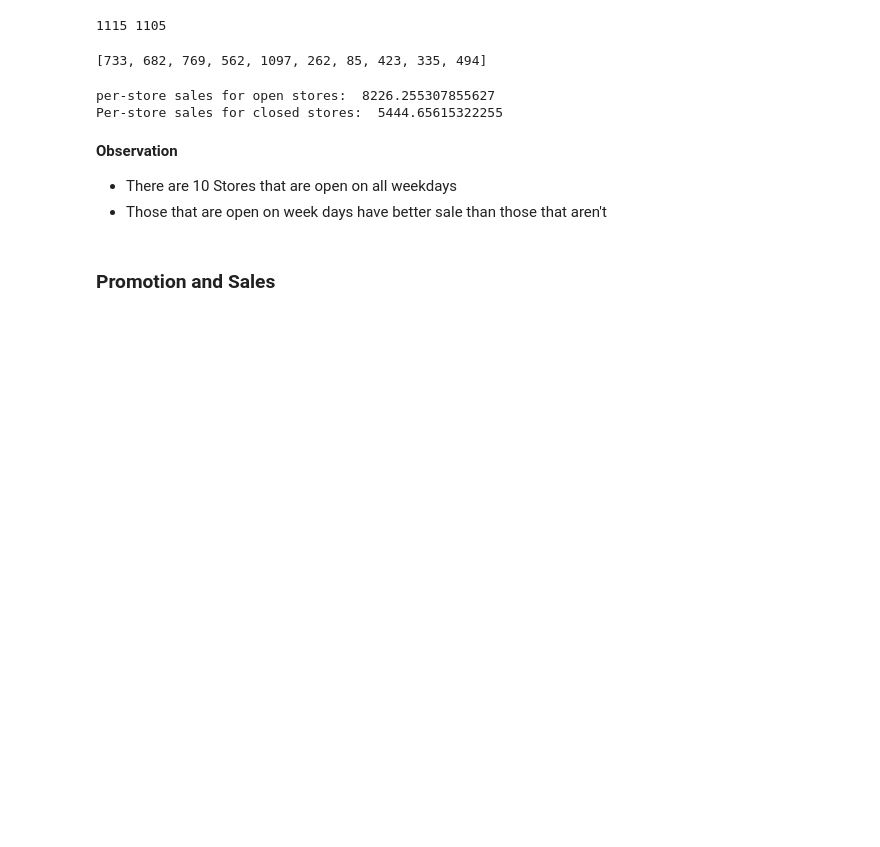
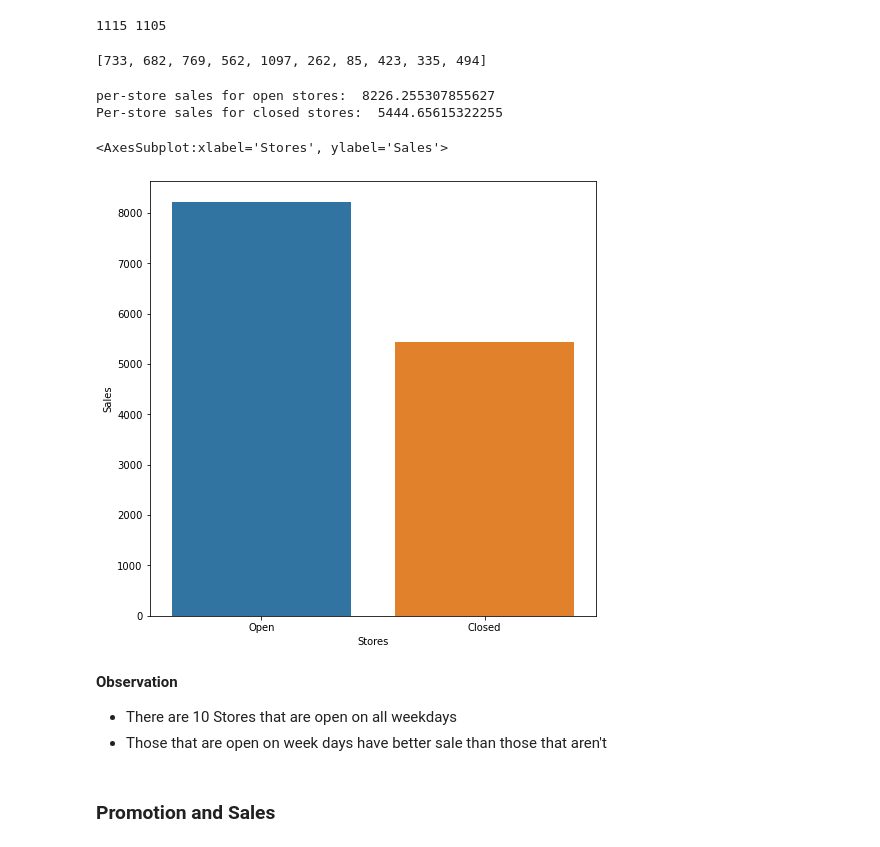
Before and after one commit to benbel376/time-series-data-sales-prediction, a Jupyter notebook: notebooks/data_exploration.ipynb, the cells around one changed output. Saved outputs shown, nothing was run; the diff lists cells and outputs as text; code cells hidden in the pictures; blank space fills up the shorter version.

```diff
--- a/notebooks/data_exploration.ipynb
+++ b/notebooks/data_exploration.ipynb
@@ -127,14 +127,20 @@ open_stores
 # %%
 open_stores_df = train.loc[train["Store"].isin(open_stores)]
 closed_stores_df = train.loc[train["Store"].isin(closed_stores)]
 
 # sales in the weekend
 
 print("per-store sales for open stores: ", (open_stores_df["Sales"].mean()))
 print("Per-store sales for closed stores: ", (closed_stores_df["Sales"].mean()))
+
+sales_weekday = {"Stores":["Open", "Closed"], "Sales":[open_stores_df["Sales"].mean(), closed_stores_df["Sales"].mean()]}
+plt.figure(figsize=(8,8))
+sns.barplot(x = "Stores", y = "Sales", data= pd.DataFrame(sales_weekday))
 # %% [output]
 per-store sales for open stores:  8226.255307855627
 Per-store sales for closed stores:  5444.65615322255
+<AxesSubplot:xlabel='Stores', ylabel='Sales'>
+[figure, added]
 # %% [markdown]
 **Observation**
 - There are 10 Stores that are open on all weekdays
```
